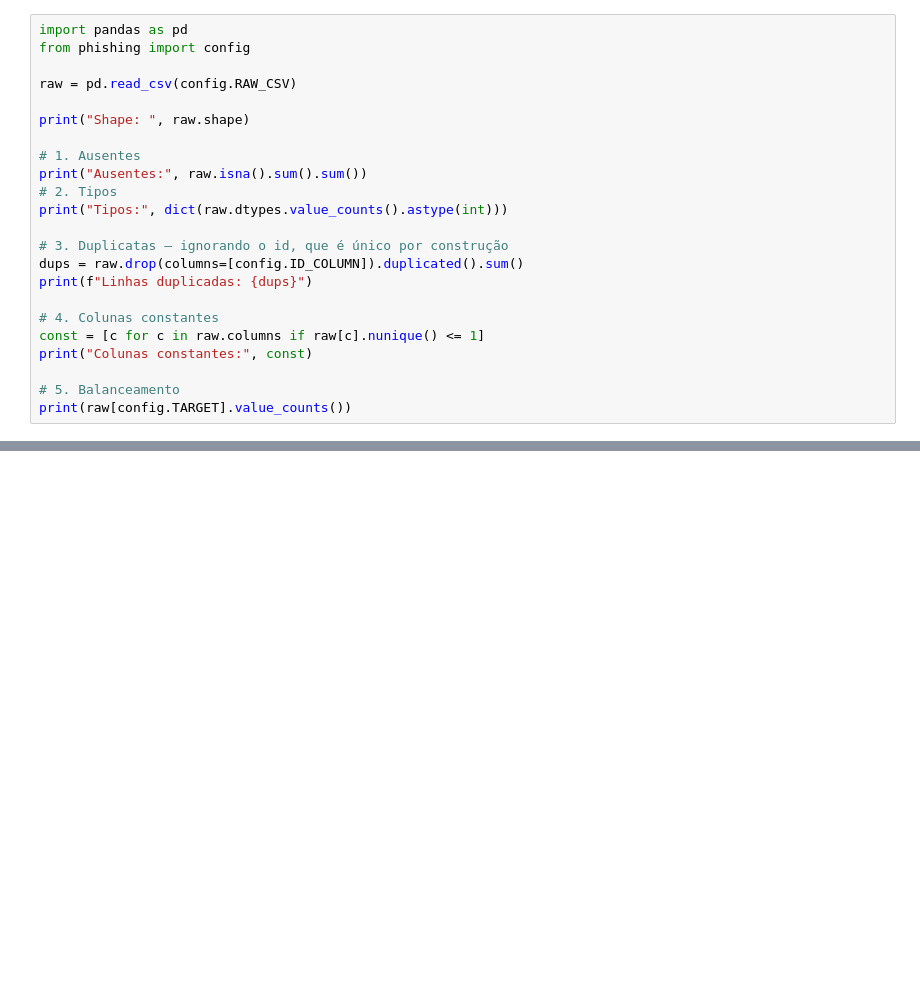
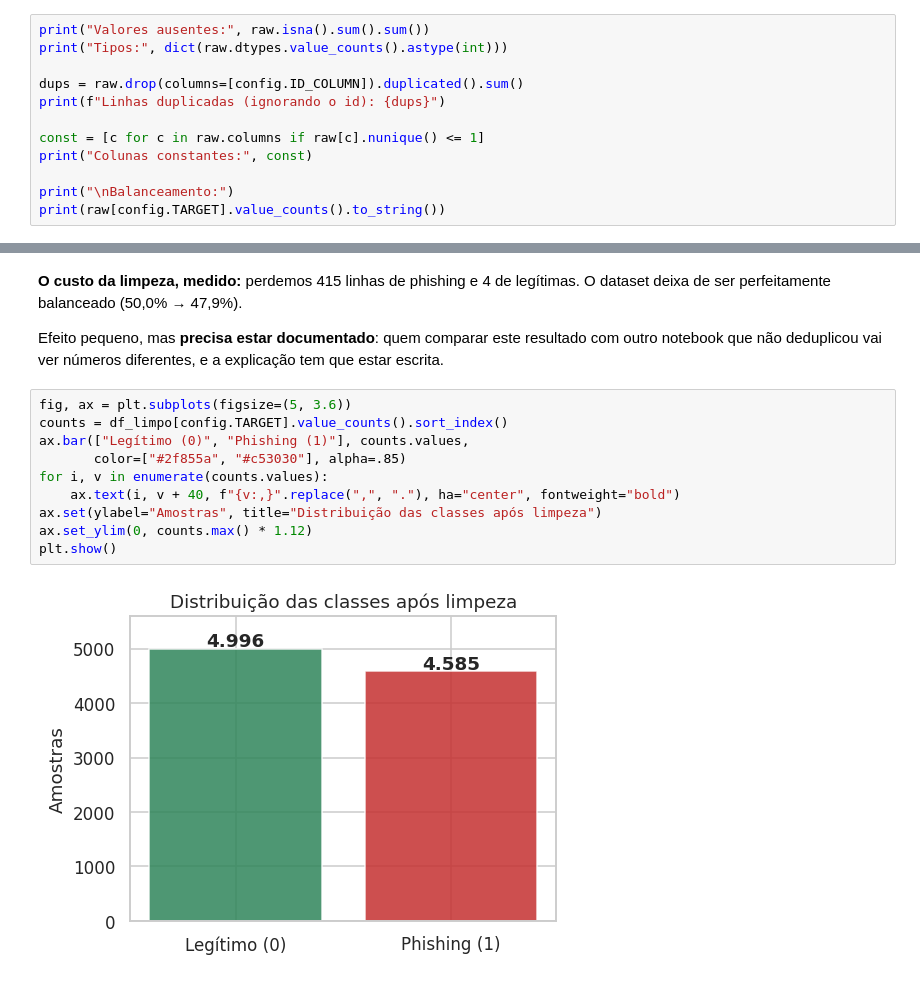
Before and after one commit to IsaqueCosta1/Phishing_Detector, a Jupyter notebook: notebooks/01_analise_exploratoria.ipynb, the cells around one changed output, grey strips where cells are left out. Saved outputs shown, nothing was run; the diff lists cells and outputs as text; blank space fills up the shorter version.

```diff
--- a/notebooks/01_analise_exploratoria.ipynb
+++ b/notebooks/01_analise_exploratoria.ipynb
@@ -3,24 +60,13 @@
 # %%
-import pandas as pd
-from phishing import config
-
-raw = pd.read_csv(config.RAW_CSV)
-
-print("Shape: ", raw.shape)
-
-# 1. Ausentes
-print("Ausentes:", raw.isna().sum().sum())
-# 2. Tipos
+print("Valores ausentes:", raw.isna().sum().sum())
 print("Tipos:", dict(raw.dtypes.value_counts().astype(int)))
 
-# 3. Duplicatas — ignorando o id, que é único por construção
 dups = raw.drop(columns=[config.ID_COLUMN]).duplicated().sum()
-print(f"Linhas duplicadas: {dups}")
+print(f"Linhas duplicadas (ignorando o id): {dups}")
 
-# 4. Colunas constantes
 const = [c for c in raw.columns if raw[c].nunique() <= 1]
 print("Colunas constantes:", const)
 
-# 5. Balanceamento
-print(raw[config.TARGET].value_counts())
+print("\nBalanceamento:")
+print(raw[config.TARGET].value_counts().to_string())
 # %% [output]
@@ -73,0 +242,19 @@ X_train, X_test, y_train, y_test = data.split(df_limpo)
+# %% [markdown]
+**O custo da limpeza, medido:** perdemos 415 linhas de phishing e 4 de
+legítimas. O dataset deixa de ser perfeitamente balanceado (50,0% → 47,9%).
+
+Efeito pequeno, mas **precisa estar documentado**: quem comparar este resultado
+com outro notebook que não deduplicou vai ver números diferentes, e a
+explicação tem que estar escrita.
+# %%
+fig, ax = plt.subplots(figsize=(5, 3.6))
+counts = df_limpo[config.TARGET].value_counts().sort_index()
+ax.bar(["Legítimo (0)", "Phishing (1)"], counts.values,
+       color=["#2f855a", "#c53030"], alpha=.85)
+for i, v in enumerate(counts.values):
+    ax.text(i, v + 40, f"{v:,}".replace(",", "."), ha="center", fontweight="bold")
+ax.set(ylabel="Amostras", title="Distribuição das classes após limpeza")
+ax.set_ylim(0, counts.max() * 1.12)
+plt.show()
+# %% [output]
+[figure, added]
```
Also changed, not shown: parts of 26 cells of this notebook, 5 other files.
